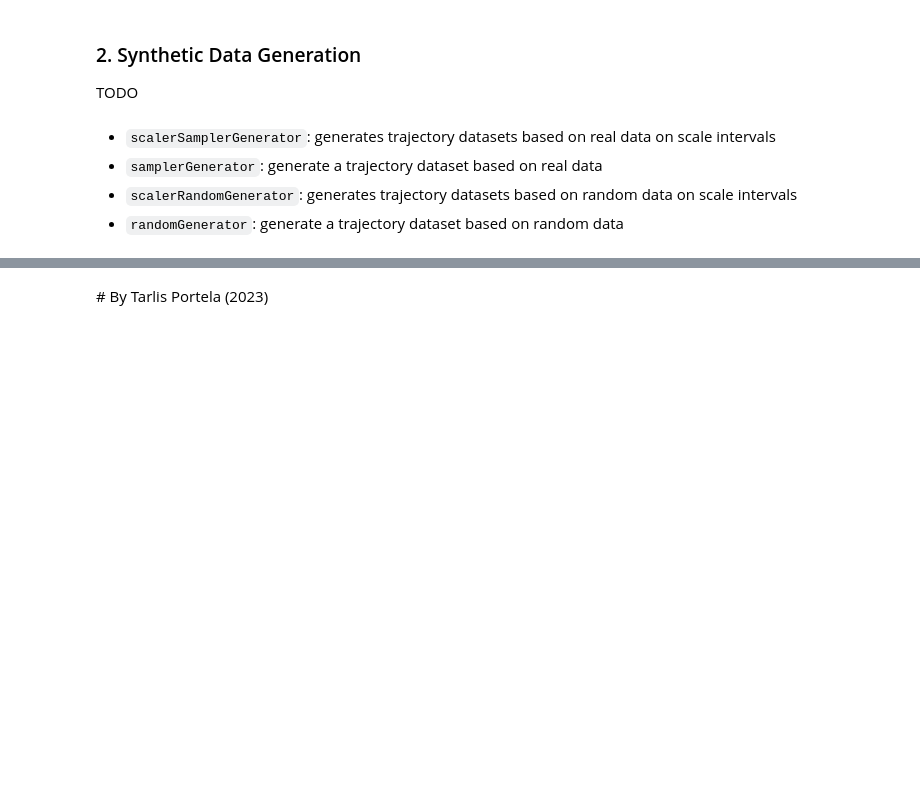
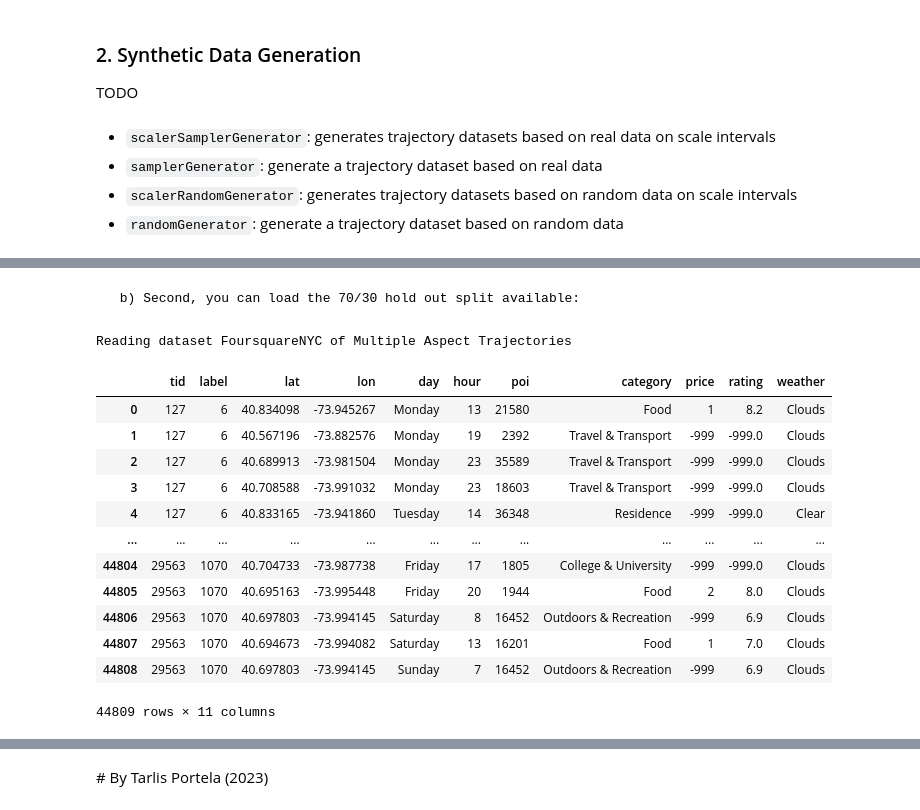
Before and after one commit to mat-analysis/mat-data, a Jupyter notebook: MAT-data-Tutorial.ipynb, the cells around one changed output, grey strips where cells are left out. Drawn from its saved outputs; the diff is of its cells as text; code cells hidden in the pictures; blank space fills up the shorter version.

```diff
--- a/MAT-data-Tutorial.ipynb
+++ b/MAT-data-Tutorial.ipynb
@@ -105,0 +136,24 @@ from matdata.generator import *
+# %% [markdown]
+     b) Second, you can load the 70/30 hold out split available:
+# %%
+from matdata.datasets import load_ds_holdout
+
+# dataset='mat.FoursquareNYC' => dafault
+
+df_train, df_test = load_ds_holdout()
+df_train
+# %% [output]
+Reading dataset FoursquareNYC of Multiple Aspect Trajectories
+|  | tid | label | lat | lon | day | hour | poi | category | price | rating | weather |
+| 0 | 127 | 6 | 40.834098 | -73.945267 | Monday | 13 | 21580 | Food | 1 | 8.2 | Clouds |
+| 1 | 127 | 6 | 40.567196 | -73.882576 | Monday | 19 | 2392 | Travel & Transport | -999 | -999.0 | Clouds |
+| 2 | 127 | 6 | 40.689913 | -73.981504 | Monday | 23 | 35589 | Travel & Transport | -999 | -999.0 | Clouds |
+| 3 | 127 | 6 | 40.708588 | -73.991032 | Monday | 23 | 18603 | Travel & Transport | -999 | -999.0 | Clouds |
+| 4 | 127 | 6 | 40.833165 | -73.941860 | Tuesday | 14 | 36348 | Residence | -999 | -999.0 | Clear |
+| ... | ... | ... | ... | ... | ... | ... | ... | ... | ... | ... | ... |
+| 44804 | 29563 | 1070 | 40.704733 | -73.987738 | Friday | 17 | 1805 | College & University | -999 | -999.0 | Clouds |
+| 44805 | 29563 | 1070 | 40.695163 | -73.995448 | Friday | 20 | 1944 | Food | 2 | 8.0 | Clouds |
+| 44806 | 29563 | 1070 | 40.697803 | -73.994145 | Saturday | 8 | 16452 | Outdoors & Recreation | -999 | 6.9 | Clouds |
+| 44807 | 29563 | 1070 | 40.694673 | -73.994082 | Saturday | 13 | 16201 | Food | 1 | 7.0 | Clouds |
+| 44808 | 29563 | 1070 | 40.697803 | -73.994145 | Sunday | 7 | 16452 | Outdoors & Recreation | -999 | 6.9 | Clouds |
+44809 rows × 11 columns
```
Also changed, not shown: parts of 5 cells of this notebook, 2 other files.
